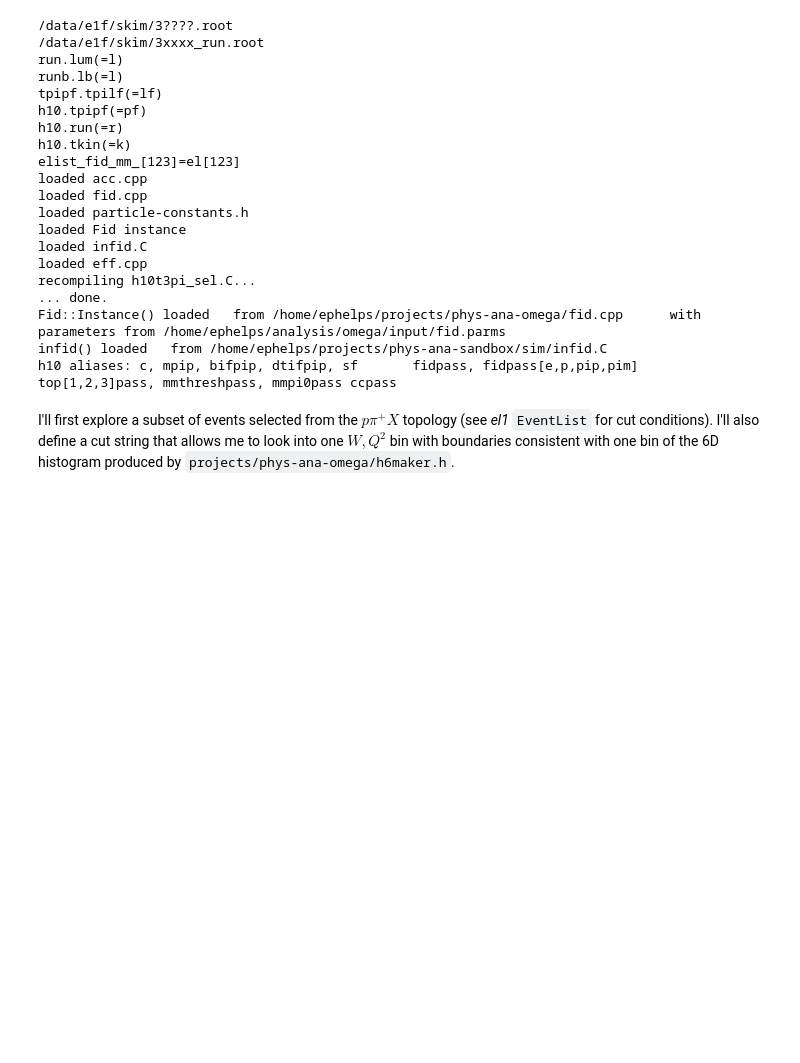
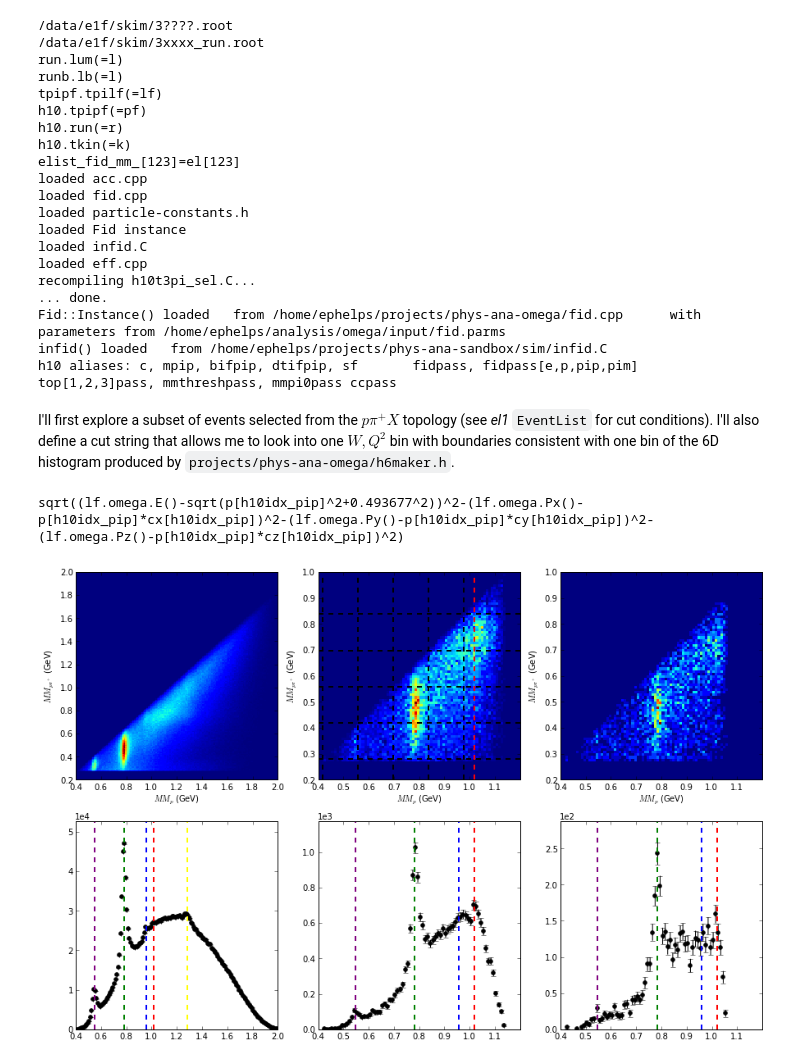
Before and after one commit to evan-phelps/phys-ana-omega, a Jupyter notebook: python/data_skimmed.ipynb, the cells around one changed output. Drawn from its saved outputs; the diff is of its cells as text; code cells hidden in the pictures; blank space fills up the shorter version.

```diff
--- a/python/data_skimmed.ipynb
+++ b/python/data_skimmed.ipynb
@@ -24,7 +29,16 @@ WS = '/home/ephelps/projects/phys-ana-omega'
 WS_SETUP = '%s/python/oana_setup.py' % WS
 %run $WS_SETUP
 
+import itertools as it
+
+import pylab as pl
+from epfuncs import f_bwexpgaus
+from epfuncs import f_bwexpgaus_pol4
+from epfuncs import RejectWrapper
+from epxsectutils import vgflux
+
 from math import pi
+mpi0, mpi, mrho0, mphi, mk = 0.1349766, 0.139570, 0.77549, 1.019445, 0.493677
 # %% [output]
 /data/e1f/skim/3????.root
 /data/e1f/skim/3xxxx_run.root
@@ -52,3 +66,12 @@ I'll first explore a subset of events selected from the $p \pi^{+} X$ topology (
 h10.SetEntryList(el1)
 cut_1bin  = cuts( ('W',1.98,2.00), ('Q2',1.8,2.1) )
 cut_5bins = cuts( ('W',1.98,2.08), ('Q2',1.8,2.1) )
+n2proc = None
+# %%
+ostrs = ['lf.omega.'+ostr for ostr in ['E()', 'Px()', 'Py()', 'Pz()']]
+pipstrs = ['sqrt(p[h10idx_pip]^2+%f^2)' % mk, 'p[h10idx_pip]*cx[h10idx_pip]', 'p[h10idx_pip]*cy[h10idx_pip]', 'p[h10idx_pip]*cz[h10idx_pip]']
+dstr = 'sqrt((%s-%s)^2-(%s-%s)^2-(%s-%s)^2-(%s-%s)^2)' % (ostrs[0], pipstrs[0], ostrs[1], pipstrs[1], ostrs[2], pipstrs[2], ostrs[3], pipstrs[3])
+print(dstr)
+htop1_k = rh1('%s:mmp' % dstr, cut_5bins, 'htop1_k', binning=(80, 0.4, 1.2, 110, -0.2, 2.0), N=n2proc)
+# %% [output]
+sqrt((lf.omega.E()-sqrt(p[h10idx_pip]^2+0.493677^2))^2-(lf.omega.Px()-p[h10idx_pip]*cx[h10idx_pip])^2-(lf.omega.Py()-p[h10idx_pip]*cy[h10idx_pip])^2-(lf.omega.Pz()-p[h10idx_pip]*cz[h10idx_pip])^2)
@@ -54,0 +80,34 @@ cut_5bins = cuts( ('W',1.98,2.08), ('Q2',1.8,2.1) )
+# %%
+htop1 = rh1('k.mmppip:k.mmp', '', 'htop1', binning=(160, 0.4, 2.0, 180, 0.2, 2.0), N=n2proc)
+htop1_20MeV = rh1('k.mmppip:k.mmp', cut_1bin, 'htop1_1bin', binning=(80, 0.4, 1.2, 80, 0.2, 1.0), N=n2proc)
+htop1_100MeV = rh1('k.mmppip:k.mmp', cut_5bins, 'htop1_5bins', binning=(80, 0.4, 1.2, 80, 0.2, 1.0), N=n2proc)
+# %%
+fig_top_20_100 = draw(htop1, 3, 2, 1, figsize=(15, 10))
+fig_top_20_100 = draw(htop1_100MeV, 3, 2, 2, fig_top_20_100)
+for i in range(2,7):
+    plt.axhline(i*mpi, color='black', lw=2.0, ls='dashed')
+    plt.axvline((i+1)*mpi, color='black', lw=2.0, ls='dashed')
+plt.axvline(mphi, color='red', lw=2.0, ls='dashed')
+fig_top_20_100 = draw(htop1_20MeV, 3, 2, 3, fig_top_20_100)
+(hmmp, hmmp_100MeV, hmmp_20MeV) = [asrootpy(h.ProjectionX()) for h in [htop1, htop1_100MeV, htop1_20MeV]]
+fig_top_20_100 = draw(hmmp, 3, 2, 4, fig_top_20_100)
+plt.axvline(0.547, color='purple', lw=2.0, ls='dashed')
+plt.axvline(0.783, color='green', lw=2.0, ls='dashed')
+plt.axvline(0.958, color='blue', lw=2.0, ls='dashed')
+plt.axvline(mphi, color='red', lw=2.0, ls='dashed')
+plt.axvline(1.285, color='yellow', lw=2.0, ls='dashed')
+fig_top_20_100 = draw(hmmp_100MeV, 3, 2, 5, fig_top_20_100)
+plt.axvline(0.547, color='purple', lw=2.0, ls='dashed')
+plt.axvline(0.783, color='green', lw=2.0, ls='dashed')
+plt.axvline(0.958, color='blue', lw=2.0, ls='dashed')
+plt.axvline(mphi, color='red', lw=2.0, ls='dashed')
+fig_top_20_100 = draw(hmmp_20MeV, 3, 2, 6, fig_top_20_100)
+plt.axvline(0.547, color='purple', lw=2.0, ls='dashed')
+plt.axvline(0.783, color='green', lw=2.0, ls='dashed')
+plt.axvline(0.958, color='blue', lw=2.0, ls='dashed')
+plt.axvline(mphi, color='red', lw=2.0, ls='dashed')
+for ax in fig_top_20_100.axes[:3]:
+    ax.set_ylabel("$MM_{p\pi^{+}}$ (GeV)") #, horizontalalignment="right", x=1, labelpad=20)
+    ax.set_xlabel("$MM_{p}$ (GeV)") #, horizontalalignment="right", y=1, labelpad=32)
+# %% [output]
+[figure, added]
```
Also changed, not shown: parts of 43 cells of this notebook, 7 other files.
